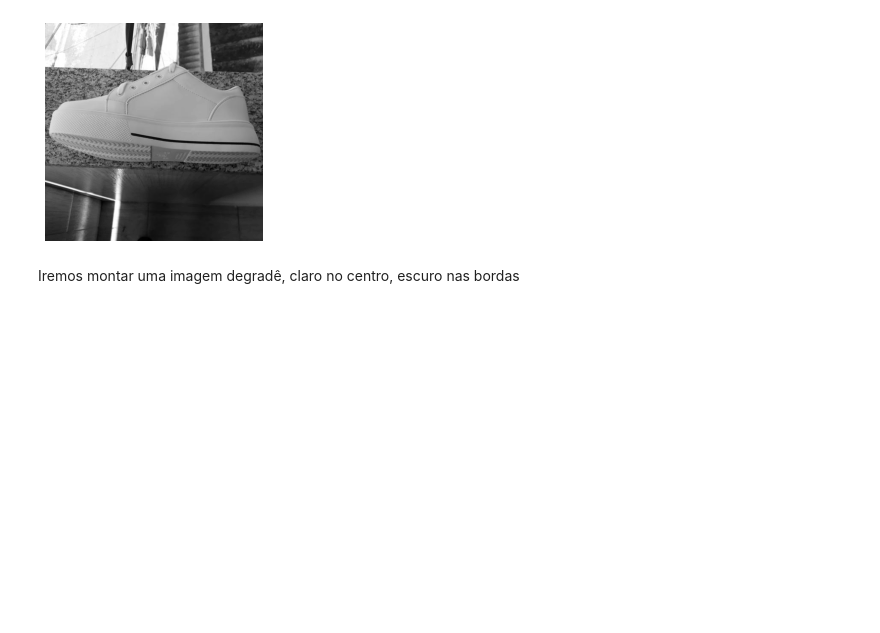
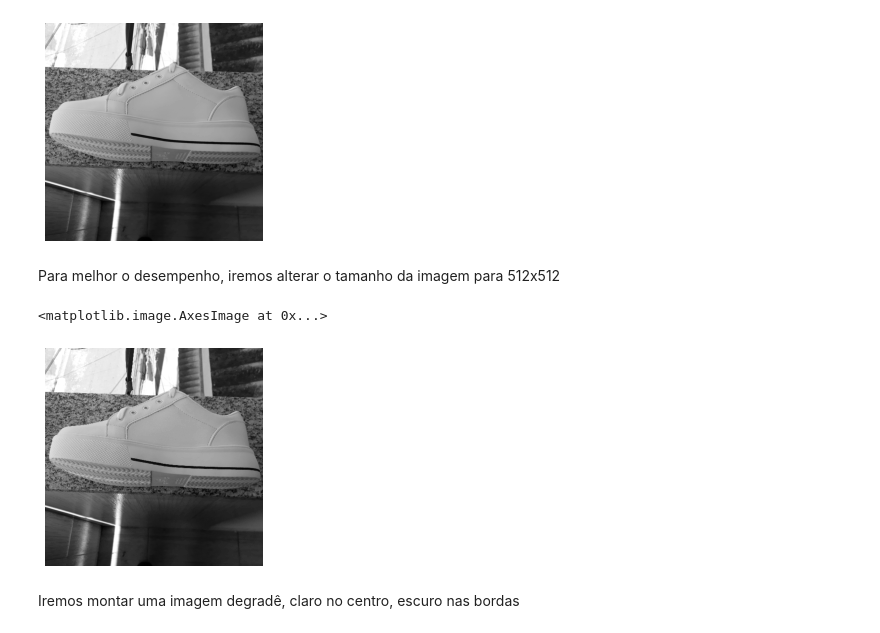
Before and after one commit to yoshiomori/MAC5768, a Jupyter notebook: EP3/EP3.ipynb, the cells around one changed output. Cells and saved outputs as stored; diff of their text form; code cells hidden in the pictures; blank space fills up the shorter version.

```diff
--- a/EP3/EP3.ipynb
+++ b/EP3/EP3.ipynb
@@ -50,3 +51,5 @@ pyplot.imshow(image, cmap=pyplot.cm.gray)
 # %% [output]
 <matplotlib.image.AxesImage at 0x...>
 [figure]
+# %% [markdown]
+Para melhor o desempenho, iremos alterar o tamanho da imagem para 512x512
@@ -53,3 +58,10 @@ pyplot.imshow(image, cmap=pyplot.cm.gray)
+# %%
+image = transform.rescale(image, 512/image.shape[0], anti_aliasing=False)
+pyplot.axis('off')
+pyplot.imshow(image, cmap=pyplot.cm.gray)
+# %% [output]
+<matplotlib.image.AxesImage at 0x...>
+[figure, added]
 # %% [markdown]
 Iremos montar uma imagem degradê, claro no centro, escuro nas bordas
 # %%
```
Also changed, not shown: parts of 15 cells of this notebook.
